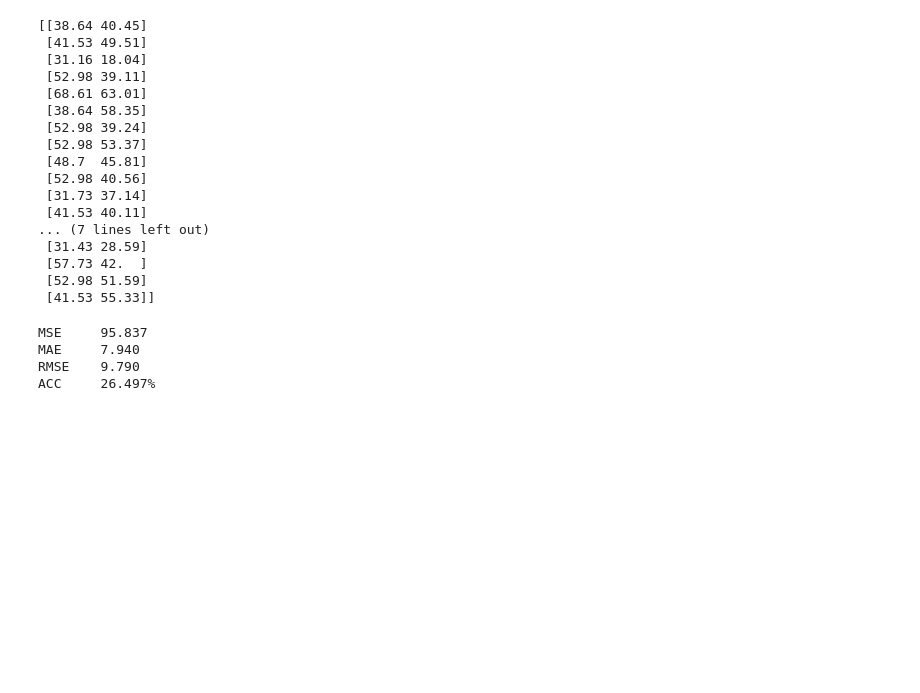
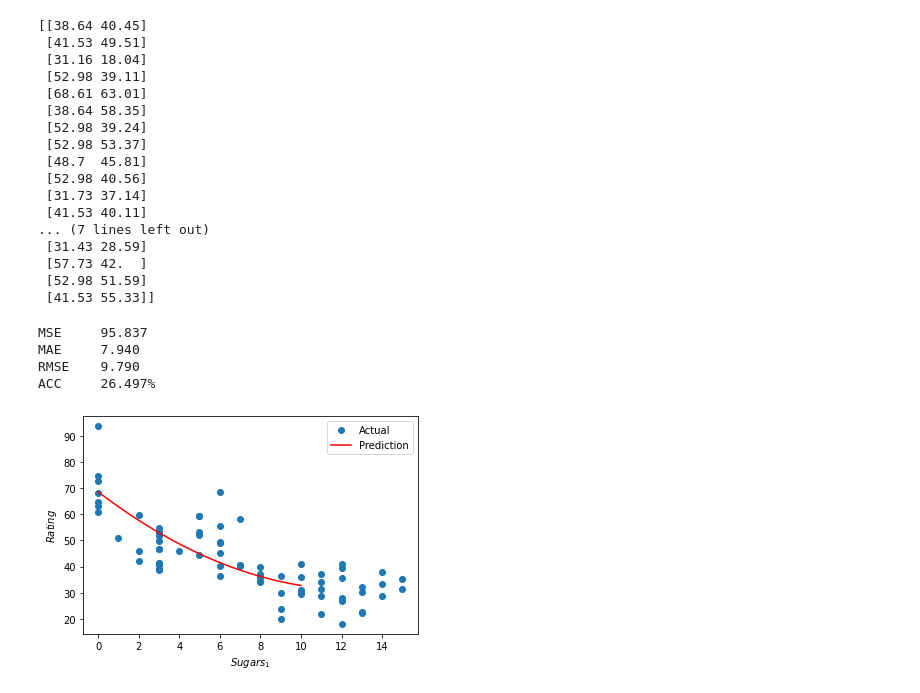
Before and after one commit to chw8207/ADP-study, a Jupyter notebook: 머신러닝_지도학습.ipynb, the cells around one changed output. Drawn from its saved outputs; the diff is of its cells as text; code cells hidden in the pictures; blank space fills up the shorter version.

```diff
--- a/머신러닝_지도학습.ipynb
+++ b/머신러닝_지도학습.ipynb
@@ -253,5 +253,15 @@ ACC     26.497%
 # %%
 # 시각화하기
 X_new = np.linspace(0,10,100).reshape(100,1)
 X_new_poly = poly_reg.transform(X_new)
 y_new = reg.predict(X_new_poly)
+
+plt.plot(X, y, 'o', label = 'Actual')
+plt.plot(X_new, y_new, 'r-', label = 'Prediction')
+plt.legend(loc = 'upper right')
+plt.xlabel('$Sugars_1$')
+plt.ylabel('$Rating$')
+
+plt.show()
+# %% [output]
+[figure, added]
```
